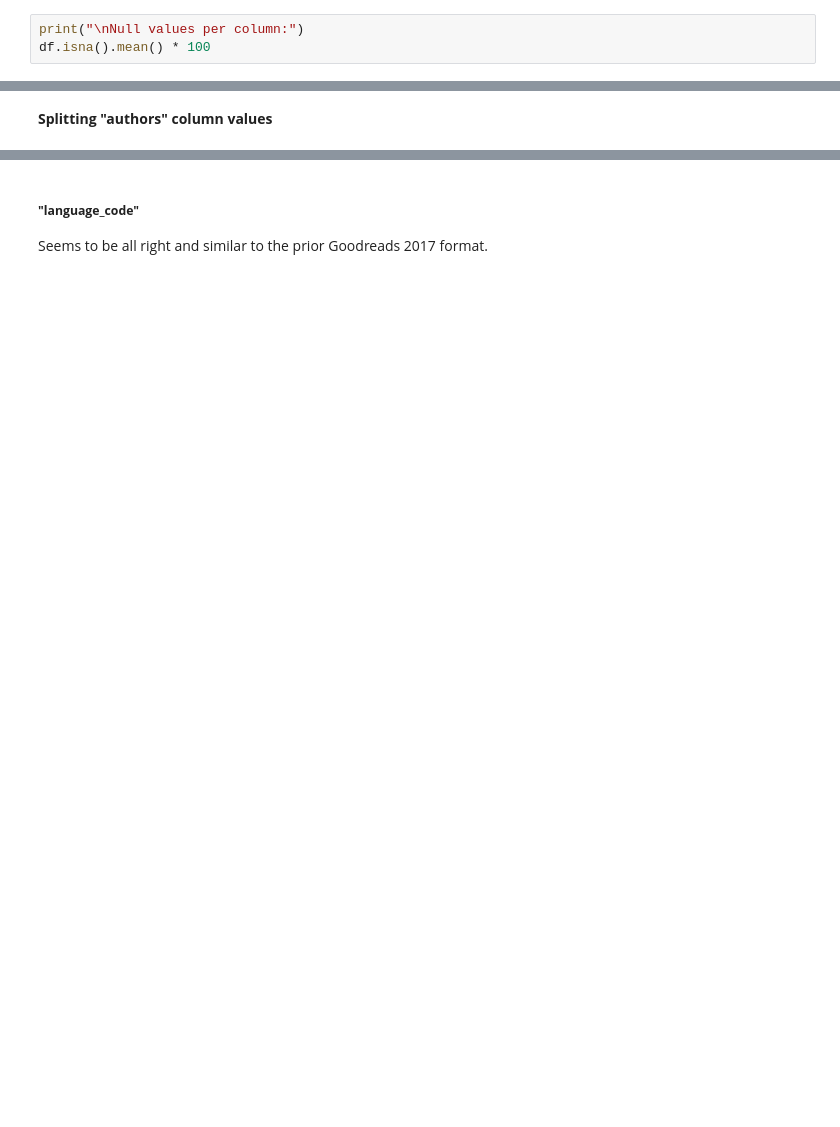
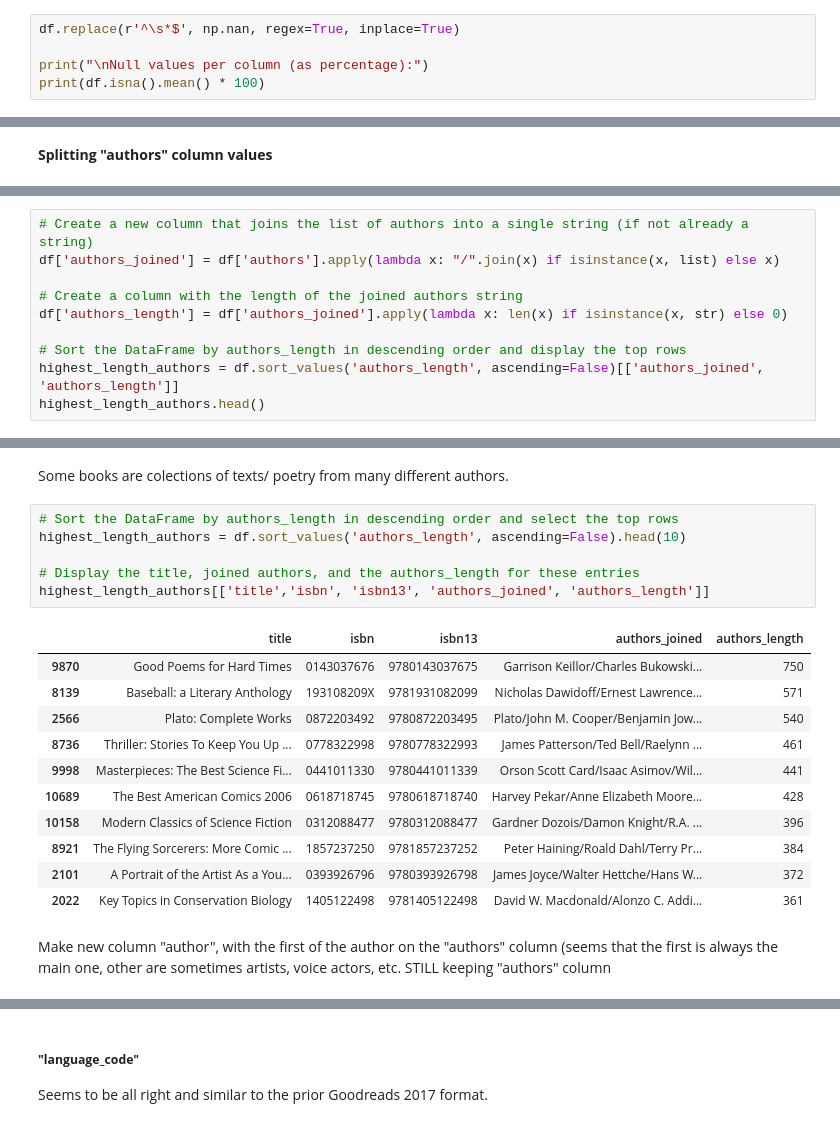
Before and after one commit to ijustsnapped/IPAI, a Jupyter notebook: Project_Raw.ipynb, the cells around one changed output, grey strips where cells are left out. Drawn from its saved outputs; the diff is of its cells as text; blank space fills up the shorter version.

```diff
--- a/Project_Raw.ipynb
+++ b/Project_Raw.ipynb
@@ -3441,6 +3446,8 @@ user_id: {'min_length': 32, 'max_length': 32, 'mean_length': 32.0, 'median_lengt
 # %% [markdown]
 **Null values per column**
 # %%
-print("\nNull values per column:")
-df.isna().mean() * 100
+df.replace(r'^\s*$', np.nan, regex=True, inplace=True)
+
+print("\nNull values per column (as percentage):")
+print(df.isna().mean() * 100)
 # %% [output]
@@ -3657,3 +3663,13 @@ df.head()
 | 2 | 4 | Harry Potter and the Chamber of S... | [J.K. Rowling] | 4.42 | 0439554896 | 9780439554893 | eng | 352 | 6333 | ... |
 | 3 | 5 | Harry Potter and the Prisoner of ... | [J.K. Rowling, Mary GrandPré] | 4.56 | 043965548X | 9780439655484 | eng | 435 | 2339585 | ... |
 | 4 | 8 | Harry Potter Boxed Set Books 1-5 ... | [J.K. Rowling, Mary GrandPré] | 4.78 | 0439682584 | 9780439682589 | eng | 2690 | 41428 | ... |
+# %%
+# Create a new column that joins the list of authors into a single string (if not already a string)
+df['authors_joined'] = df['authors'].apply(lambda x: "/".join(x) if isinstance(x, list) else x)
+
+# Create a column with the length of the joined authors string
+df['authors_length'] = df['authors_joined'].apply(lambda x: len(x) if isinstance(x, str) else 0)
+
+# Sort the DataFrame by authors_length in descending order and display the top rows
+highest_length_authors = df.sort_values('authors_length', ascending=False)[['authors_joined', 'authors_length']]
+highest_length_authors.head()
@@ -3659,0 +3683,22 @@ df.head()
+# %% [markdown]
+Some books are colections of texts/ poetry from many different authors.
+# %%
+# Sort the DataFrame by authors_length in descending order and select the top rows
+highest_length_authors = df.sort_values('authors_length', ascending=False).head(10)
+
+# Display the title, joined authors, and the authors_length for these entries
+highest_length_authors[['title','isbn', 'isbn13', 'authors_joined', 'authors_length']]
+# %% [output]
+|  | title | isbn | isbn13 | authors_joined | authors_length |
+| 9870 | Good Poems for Hard Times | 0143037676 | 9780143037675 | Garrison Keillor/Charles Bukowski... | 750 |
+| 8139 | Baseball: a Literary Anthology | 193108209X | 9781931082099 | Nicholas Dawidoff/Ernest Lawrence... | 571 |
+| 2566 | Plato: Complete Works | 0872203492 | 9780872203495 | Plato/John M. Cooper/Benjamin Jow... | 540 |
+| 8736 | Thriller: Stories To Keep You Up ... | 0778322998 | 9780778322993 | James Patterson/Ted Bell/Raelynn ... | 461 |
+| 9998 | Masterpieces: The Best Science Fi... | 0441011330 | 9780441011339 | Orson Scott Card/Isaac Asimov/Wil... | 441 |
+| 10689 | The Best American Comics 2006 | 0618718745 | 9780618718740 | Harvey Pekar/Anne Elizabeth Moore... | 428 |
+| 10158 | Modern Classics of Science Fiction | 0312088477 | 9780312088477 | Gardner Dozois/Damon Knight/R.A. ... | 396 |
+| 8921 | The Flying Sorcerers: More Comic ... | 1857237250 | 9781857237252 | Peter Haining/Roald Dahl/Terry Pr... | 384 |
+| 2101 | A Portrait of the Artist As a You... | 0393926796 | 9780393926798 | James Joyce/Walter Hettche/Hans W... | 372 |
+| 2022 | Key Topics in Conservation Biology | 1405122498 | 9781405122498 | David W. Macdonald/Alonzo C. Addi... | 361 |
+# %% [markdown]
+Make new column "author", with the first of the author on the "authors" column (seems that the first is always the main one, other are sometimes artists, voice actors, etc. STILL keeping "authors" column
```
Also changed, not shown: parts of 31 cells of this notebook.
